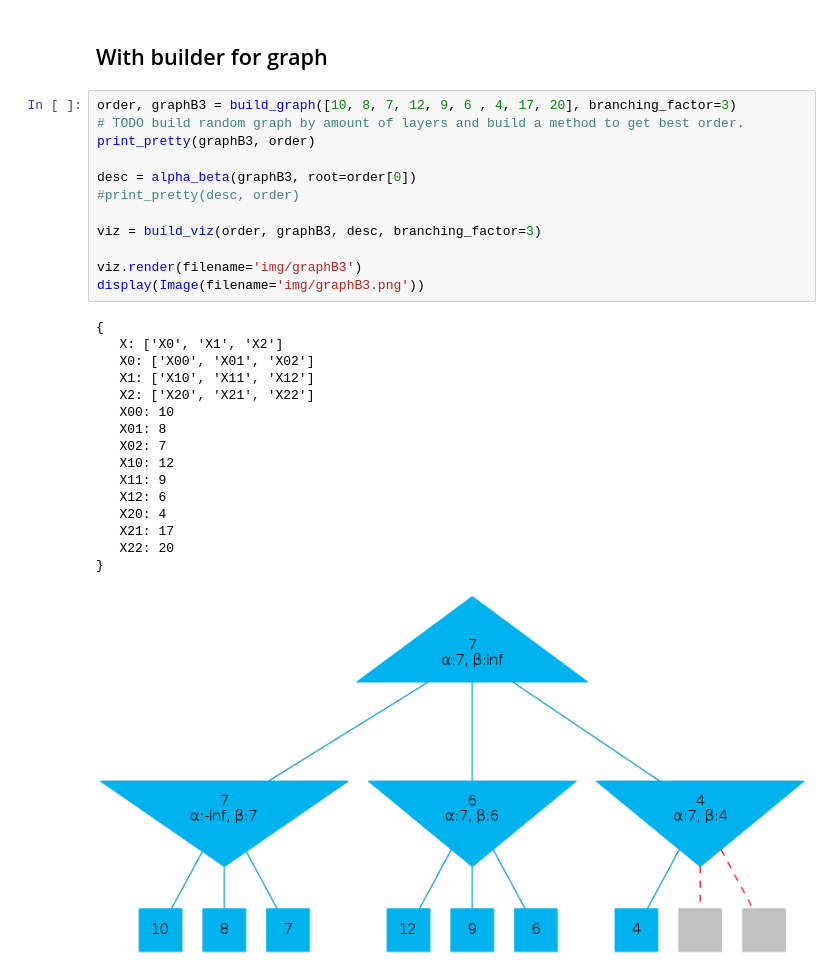
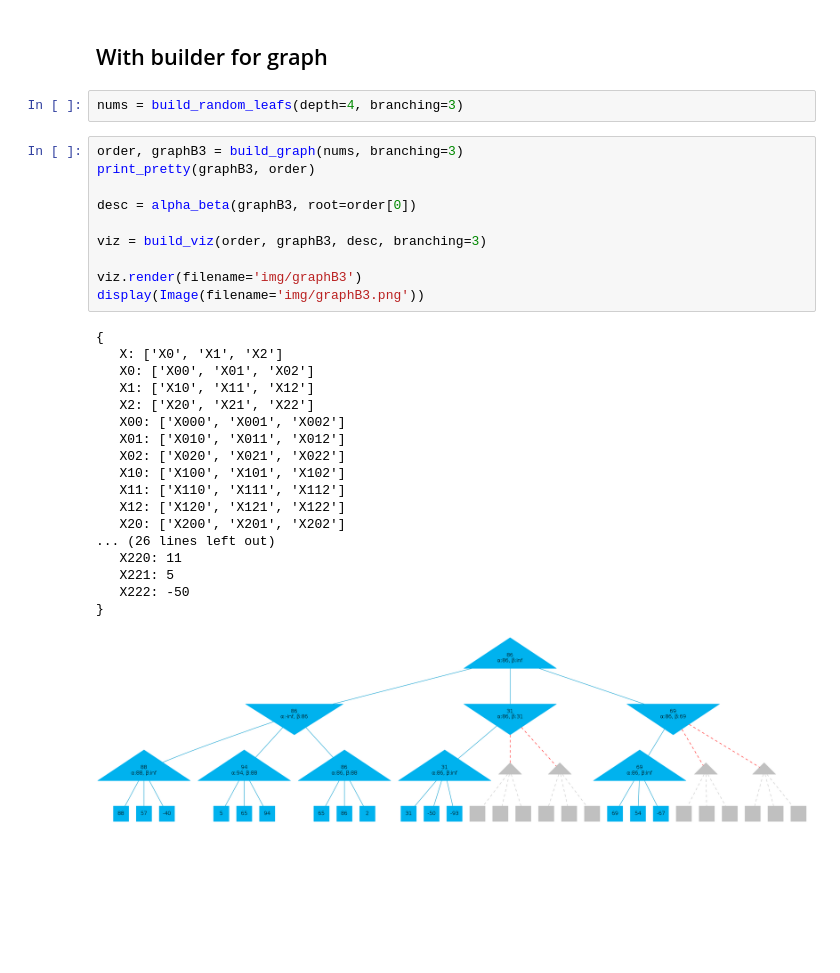
Before and after one commit to Mufas61/alpha-beta-pruning, a Jupyter notebook: graphviz.ipynb, the cells around one changed output. Saved outputs shown, nothing was run; the diff lists cells and outputs as text; blank space fills up the shorter version.

Commit message:
Added generator for the leaf values

```diff
--- a/graphviz.ipynb
+++ b/graphviz.ipynb
@@ -73,31 +86,33 @@ NameError: name 'alpha_beta' is not defined
 # %% [markdown]
 ## With builder for graph
+# %%
+nums = build_random_leafs(depth=4, branching=3)
 # %%
-order, graphB3 = build_graph([10, 8, 7, 12, 9, 6 , 4, 17, 20], branching_factor=3)
-# TODO build random graph by amount of layers and build a method to get best order.
+order, graphB3 = build_graph(nums, branching=3)
 print_pretty(graphB3, order)
 
 desc = alpha_beta(graphB3, root=order[0])
-#print_pretty(desc, order)
 
-viz = build_viz(order, graphB3, desc, branching_factor=3)
+viz = build_viz(order, graphB3, desc, branching=3)
 
 viz.render(filename='img/graphB3')
 display(Image(filename='img/graphB3.png'))
 # %% [output]
 {
    X: ['X0', 'X1', 'X2']
    X0: ['X00', 'X01', 'X02']
    X1: ['X10', 'X11', 'X12']
    X2: ['X20', 'X21', 'X22']
-   X00: 10
-   X01: 8
-   X02: 7
-   X10: 12
-   X11: 9
-   X12: 6
-   X20: 4
-   X21: 17
-   X22: 20
+   X00: ['X000', 'X001', 'X002']
+   X01: ['X010', 'X011', 'X012']
+   X02: ['X020', 'X021', 'X022']
+   X10: ['X100', 'X101', 'X102']
+   X11: ['X110', 'X111', 'X112']
+   X12: ['X120', 'X121', 'X122']
+   X20: ['X200', 'X201', 'X202']
+... (26 lines left out)
+   X220: 11
+   X221: 5
+   X222: -50
 }
-[figure, old version]
+[figure, new version]
```
Also changed, not shown: parts of 4 cells of this notebook, 3 other files.
